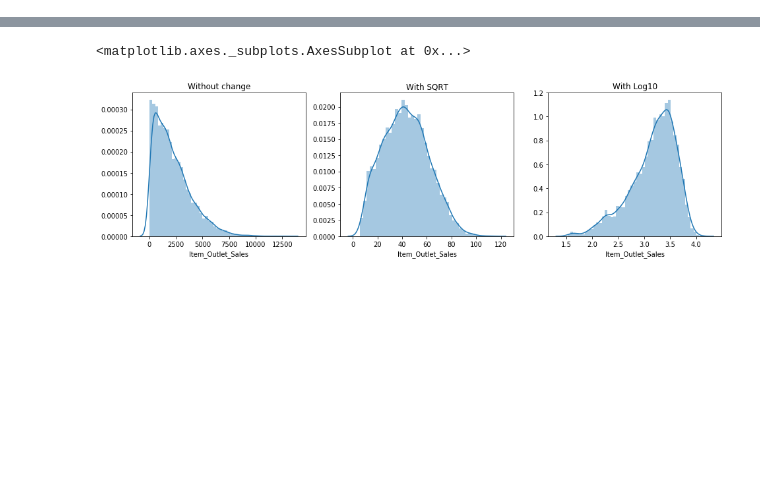
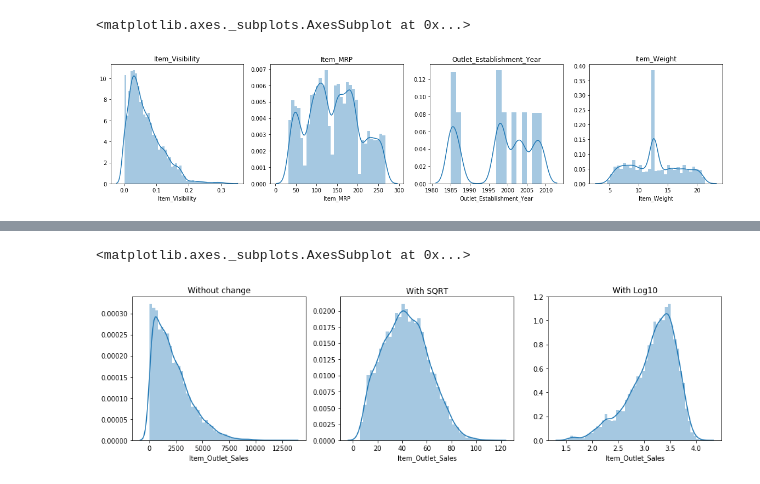
Before and after one commit to ashabhats/BigMart_Sales_Prediction, a Jupyter notebook: BigMart_Sales.ipynb, the cells around one changed output, grey strips where cells are left out. Cells and saved outputs as stored; diff of their text form; code cells hidden in the pictures; blank space fills up the shorter version.

```diff
--- a/BigMart_Sales.ipynb
+++ b/BigMart_Sales.ipynb
@@ -31,0 +33,10 @@ train = train[cols]
+# %%
+# Combining Train & Test
+train['source'] = 'Train'
+test['source'] = 'Test'
+data = pd.concat([train,test],ignore_index=True,sort=True)
+# re-oredering the columns as before
+cols = train.columns
+data = data[cols]
+# displaying data header
+data.head(5)
@@ -31,0 +90,23 @@ train = train[cols]
+# %%
+# Variables Analysis
+# Univariate analysis for numerical variables.
+
+# Item_Weight has missing values. Getting the median value to fill the null values
+data.Item_Weight = data.Item_Weight.fillna(data.Item_Weight.median())
+
+plt.figure(figsize=(20,4))
+plt.subplot(1,4,1)
+plt.title('Item_Visibility')
+sns.distplot(data['Item_Visibility'])
+plt.subplot(1,4,2)
+plt.title('Item_MRP')
+sns.distplot(data['Item_MRP'])
+plt.subplot(1,4,3)
+plt.title('Outlet_Establishment_Year')
+sns.distplot(data['Outlet_Establishment_Year'])
+plt.subplot(1,4,4)
+plt.title('Item_Weight')
+sns.distplot(data['Item_Weight'])
+# %% [output]
+<matplotlib.axes._subplots.AxesSubplot at 0x...>
+[figure, added]
```
Also changed, not shown: parts of 21 cells of this notebook.
